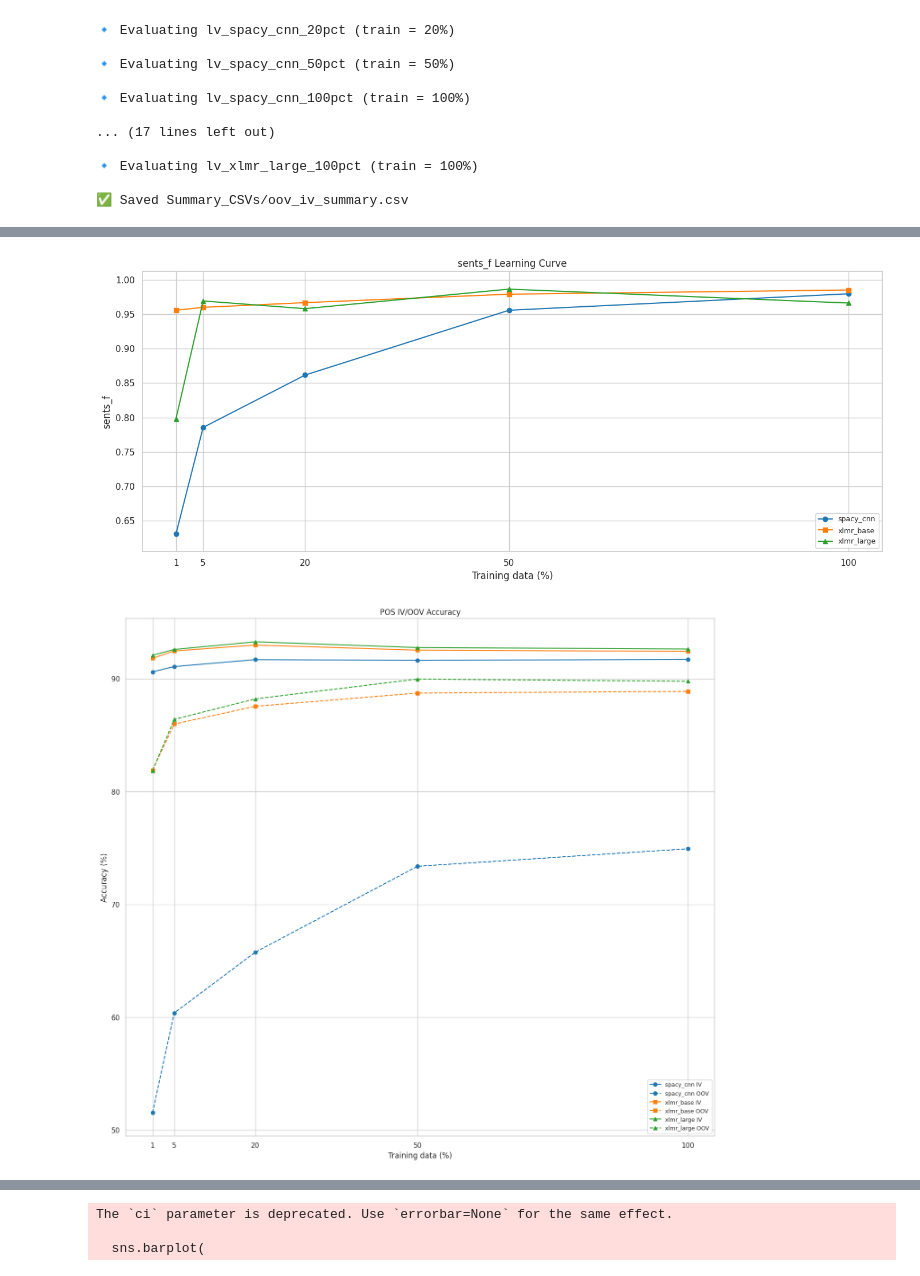
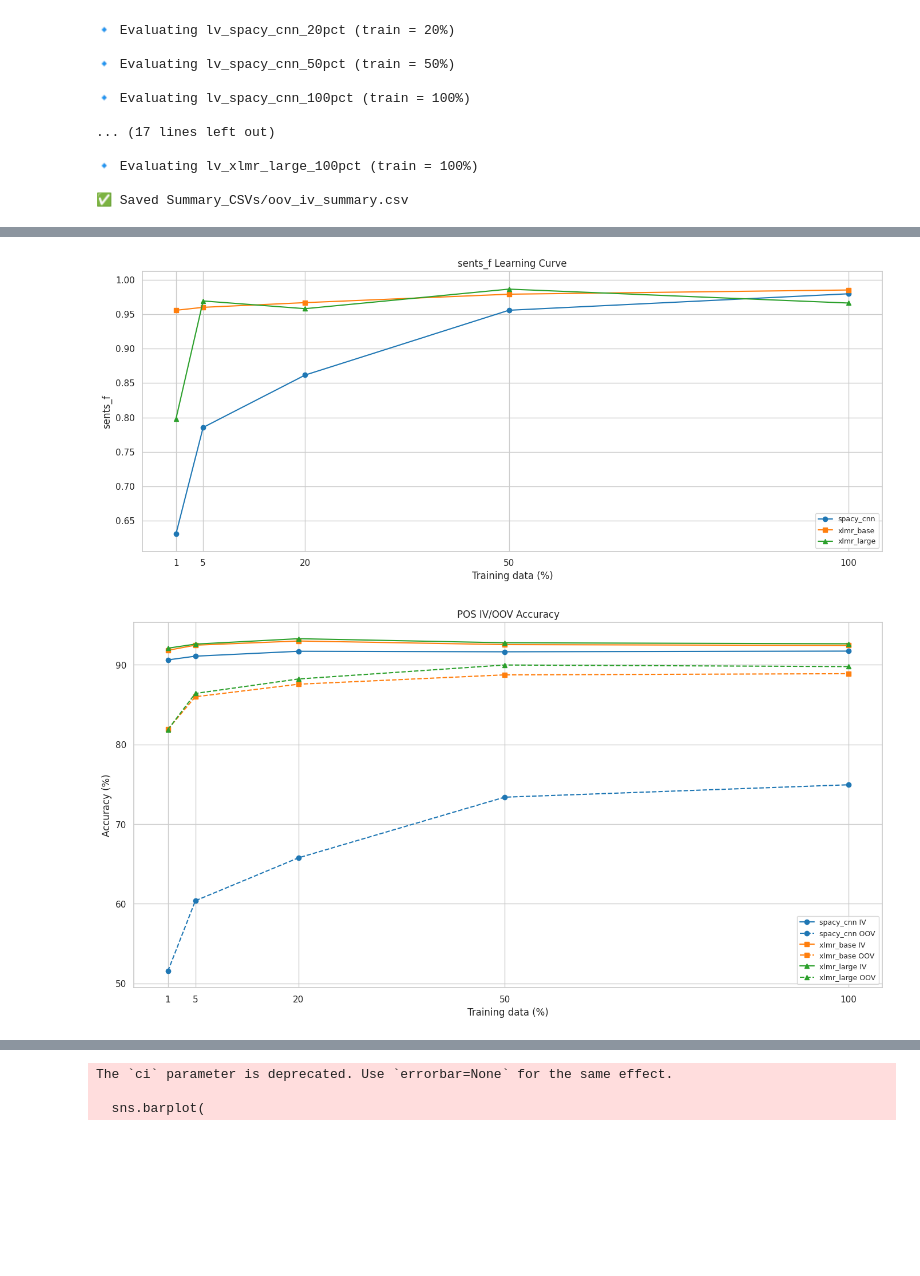
Before and after one commit to JesseLau24/Fengdi_Huang_Master_Thesis_Repo, a Jupyter notebook: 2_visualization.ipynb, the cells around one changed output, grey strips where cells are left out. Saved outputs shown, nothing was run; the diff lists cells and outputs as text; code cells hidden in the pictures; blank space fills up the shorter version.

```diff
--- a/2_visualization.ipynb
+++ b/2_visualization.ipynb
@@ -369,7 +369,7 @@ for metric in metrics:
 components = df_oov["component"].unique()
 
 for comp in components:
-    plt.figure(figsize=(14,14))
+    plt.figure(figsize=(14,8))
     sub = df_oov[df_oov["component"] == comp]
     for i, framework in enumerate(sub["framework"].unique()):
         sub_fw = sub[sub["framework"] == framework]
@@ -383,31 +383,31 @@ for comp in components:
                  marker=markers[i % len(markers)], linestyle="--",
                  color=colors[i % len(colors)],
                  label=f"{framework} OOV")
 
     plt.title(f"{comp} IV/OOV Accuracy")
     plt.xlabel("Training data (%)")
     plt.ylabel("Accuracy (%)")
     plt.xticks(x_order)
 
     # 自适应纵向范围，压缩上下空白
     all_values = sub[["IV_acc","OOV_acc"]].values.flatten()
     ymin, ymax = all_values.min(), all_values.max()
     ypad = (ymax - ymin) * 0.05  # 上下各留 5% 空白
     plt.ylim(max(0, ymin - ypad), min(100, ymax + ypad))
 
     # 图例右下角
     plt.legend(loc='lower right', fontsize=9)
 
     # 压缩底部和整体布局
     plt.tight_layout()
     plt.subplots_adjust(bottom=0.15)  # ↓ 底部空白
     plt.show()
 # %% [output]
 [figure]
 [figure]
 [figure]
 [figure]
 [figure]
 [figure]
 [figure]
-[figure, old version]
+[figure, new version]
```
Also changed, not shown: parts of 1 cell of this notebook.
